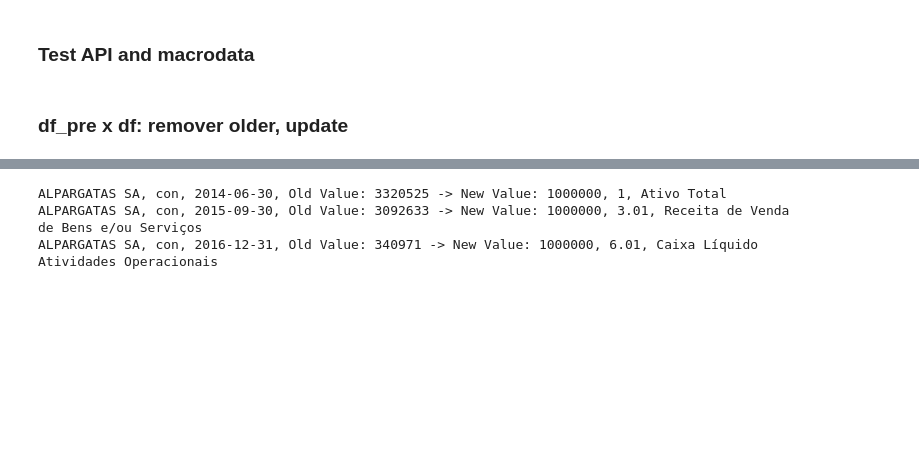
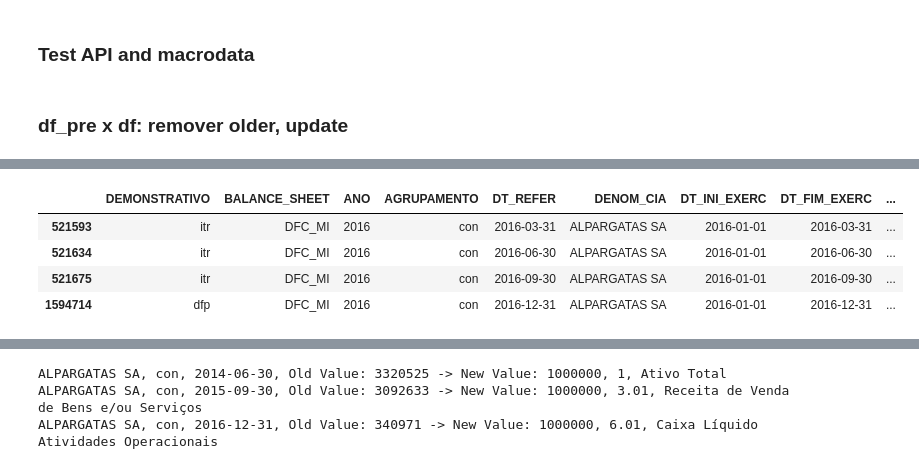
Before and after one commit to faustostangler/DSH, a Jupyter notebook: read_cvm.ipynb, the cells around one changed output, grey strips where cells are left out. Drawn from its saved outputs; the diff is of its cells as text; code cells hidden in the pictures; blank space fills up the shorter version.

```diff
--- a/read_cvm.ipynb
+++ b/read_cvm.ipynb
@@ -673,7 +673,7 @@ cvm_new = load_pkl(f'{app_folder}cvm_new')
 # %%
 # Getting all unique years from both dictionaries
 all_keys = set(cvm_now.keys()).union(cvm_new.keys())
-cols =        ['DEMONSTRATIVO', 'BALANCE_SHEET', 'ANO', 'AGRUPAMENTO', 'CNPJ_CIA', 'DT_REFER', 'DENOM_CIA', 'DT_INI_EXERC', 'DT_FIM_EXERC', 'CD_CONTA', 'DS_CONTA', 'VL_CONTA']
+cols =        ['DEMONSTRATIVO', 'BALANCE_SHEET', 'ANO', 'AGRUPAMENTO', 'DT_REFER', 'DENOM_CIA', 'DT_INI_EXERC', 'DT_FIM_EXERC', 'CD_CONTA', 'DS_CONTA', 'VL_CONTA']
 
 key_columns = ['FILENAME', 'DEMONSTRATIVO', 'BALANCE_SHEET', 'ANO', 'AGRUPAMENTO', 'CNPJ_CIA', 'DT_REFER', 'VERSAO', 'DENOM_CIA', 'CD_CVM', 'GRUPO_DFP', 'MOEDA', 'ESCALA_MOEDA', 'DT_INI_EXERC', 'DT_FIM_EXERC', 'CD_CONTA', 'DS_CONTA', 'ST_CONTA_FIXA', 'COLUNA_DF']
 
@@ -683,17 +683,13 @@ cvm_all_year_rows = {}
 for year in all_keys:
     try:
         df_columns = cvm_now[year].columns
-        half = int(len(cvm_now[year])/2)
     except Exception as e:
         df_columns = cvm_new[year].columns
-        half = int(len(cvm_new[year])/2)
 
     df1 = cvm_now.get(year, pd.DataFrame(columns=df_columns))
     df2 = cvm_new.get(year, pd.DataFrame(columns=df_columns))
 
     # for debug purposes
-    df1 = df2[:-100].copy()
-    df1.loc[:,'VL_CONTA'] = df1.loc[:,'VL_CONTA']/2
     mask = (df2['DENOM_CIA'] == 'ALPARGATAS SA') & \
         (df2['AGRUPAMENTO'] == 'con') & \
         (df2['CD_CONTA'].isin(['1.01', '3.01', '6.01']))
@@ -768,7 +767,12 @@ def adjust_last_quarter(group_df):
     return group_df
+# %%
+patrimonial = ['BPA', 'BPP']
+resultados = ['DRA', 'DRE']
+fluxo_de_caixa = ['DFC_MI', 'DFC_MD', 'DVA', 'DMPL']
 # %%
 # Initialize an empty list to store all the filtered rows
 all_filtered_rows = []
+not_filtered_rows = []
 
 for index, row in diff_rows.iterrows():
     # Initialize a filter mask
@@ -779,18 +783,24 @@ for index, row in diff_rows.iterrows():
 
     # Get the filtered rows using the mask
     filtered_rows = df_merged[mask].copy()
+    not_filtered_rows.append(filtered_rows)
+    # Get the filtered rows using the mask and create a deep copy of the data to work on
+    filtered_rows_original = df_merged[mask].copy()
+    filtered_rows_adjusted = copy.deepcopy(filtered_rows_original)
 
     # Check if the BALANCE_SHEET value is one of the 'all_quarters'
-    if row['BALANCE_SHEET'] in all_quarters:
-        adjusted_rows = adjust_quarters(filtered_rows)
+    if row['BALANCE_SHEET'] in fluxo_de_caixa:
+        adjusted_rows = adjust_quarters(filtered_rows_adjusted)
         all_filtered_rows.append(adjusted_rows)
-    elif row['BALANCE_SHEET'] in last_quarter:
+    elif row['BALANCE_SHEET'] in resultados:
         # Filter and adjust for last quarter
-        filtered_rows = filter_last_quarter(filtered_rows)
-        adjusted_rows = adjust_last_quarter(filtered_rows)
+        filtered_rows_adjusted = filter_last_quarter(filtered_rows_adjusted)
+        adjusted_rows = adjust_last_quarter(filtered_rows_adjusted)
         all_filtered_rows.append(adjusted_rows)
+        not_filtered_rows.append(filtered_rows_original)
     else:
-        all_filtered_rows.append(filtered_rows)
+        all_filtered_rows.append(filtered_rows_original)
 
 # Concatenate all the rows (adjusted and non-adjusted) into a single DataFrame
 math = pd.concat(all_filtered_rows, axis=0).drop_duplicates()
+math_not = pd.concat(not_filtered_rows, axis=0).drop_duplicates()
@@ -812,0 +816,11 @@ math
+# %%
+# patrimonial, resultados, fluxo_de_caixa
+df_not = math_not
+mask_not = (df_not['BALANCE_SHEET'].isin(fluxo_de_caixa))
+df_not[mask_not][cols]
+# %% [output]
+|  | DEMONSTRATIVO | BALANCE_SHEET | ANO | AGRUPAMENTO | DT_REFER | DENOM_CIA | DT_INI_EXERC | DT_FIM_EXERC | ... |
+| 521593 | itr | DFC_MI | 2016 | con | 2016-03-31 | ALPARGATAS SA | 2016-01-01 | 2016-03-31 | ... |
+| 521634 | itr | DFC_MI | 2016 | con | 2016-06-30 | ALPARGATAS SA | 2016-01-01 | 2016-06-30 | ... |
+| 521675 | itr | DFC_MI | 2016 | con | 2016-09-30 | ALPARGATAS SA | 2016-01-01 | 2016-09-30 | ... |
+| 1594714 | dfp | DFC_MI | 2016 | con | 2016-12-31 | ALPARGATAS SA | 2016-01-01 | 2016-12-31 | ... |
```
Also changed, not shown: parts of 15 cells of this notebook.
